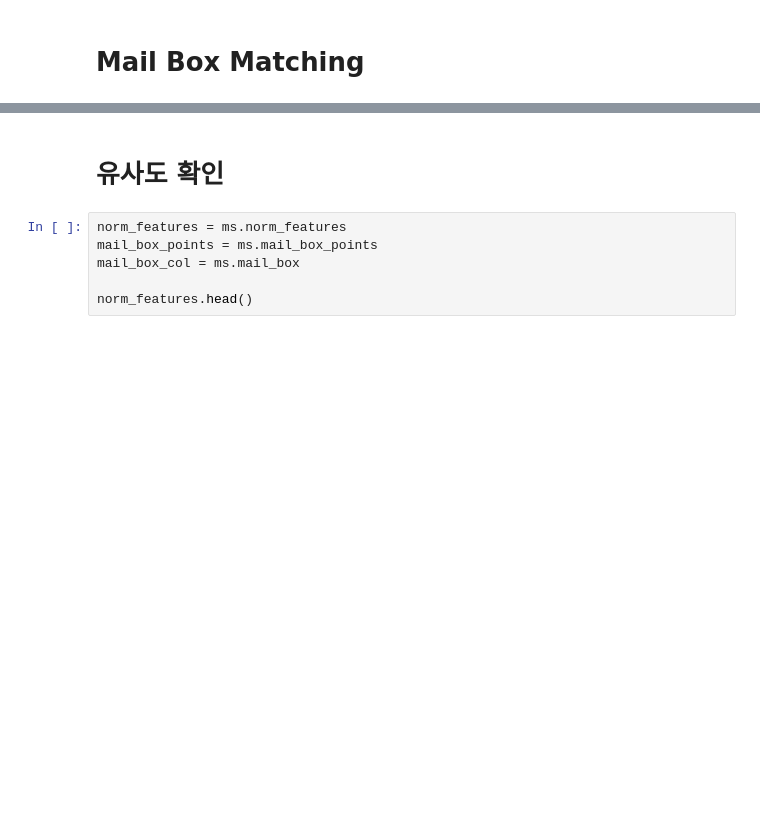
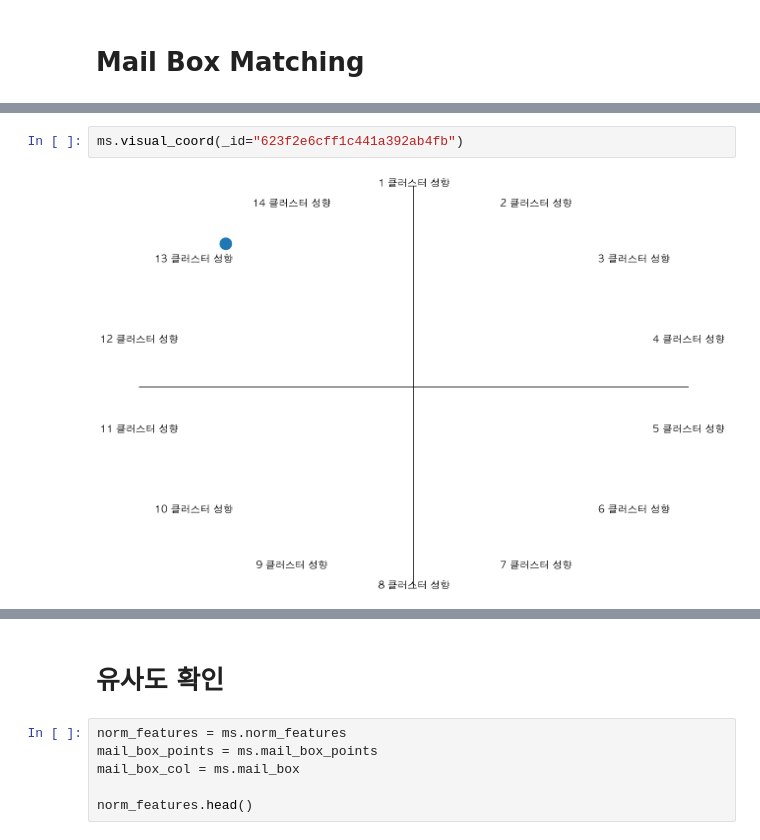
Before and after one commit to formegusto/research-muletter, a Jupyter notebook: pt4. MailBox Clustering.ipynb, the cells around one changed output, grey strips where cells are left out. Cells and saved outputs as stored; diff of their text form; blank space fills up the shorter version.

```diff
--- a/pt4. MailBox Clustering.ipynb
+++ b/pt4. MailBox Clustering.ipynb
@@ -80,0 +96,4 @@ Mail Box Points Save Success.
+# %%
+ms.visual_coord(_id="623f2e6cff1c441a392ab4fb")
+# %% [output]
+[figure, added]
```
Also changed, not shown: parts of 10 cells of this notebook, 1 other file.
